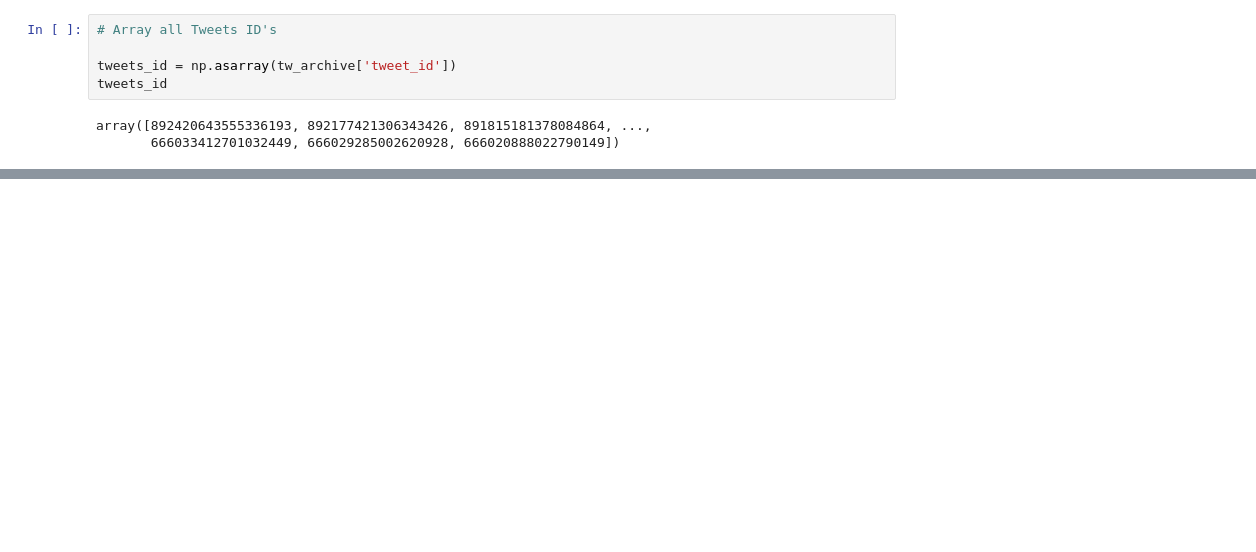
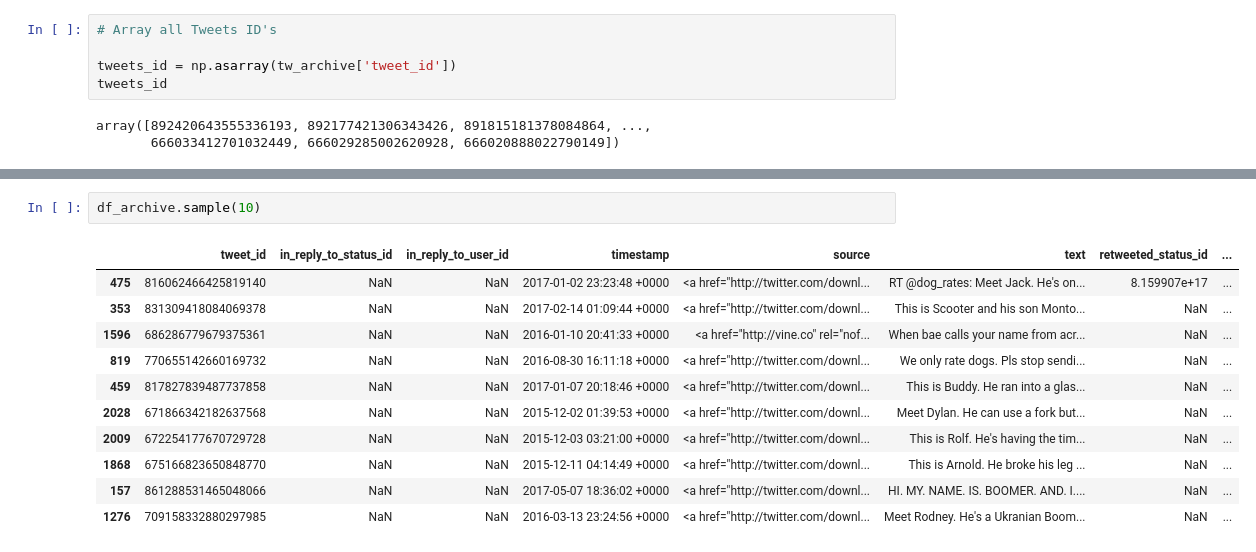
Before and after one commit to eduardopd/udacity-data-analysis-data-wrangling, a Jupyter notebook: wrangle_act.ipynb, the cells around one changed output, grey strips where cells are left out. Cells and saved outputs as stored; diff of their text form; blank space fills up the shorter version.

```diff
--- a/wrangle_act.ipynb
+++ b/wrangle_act.ipynb
@@ -88,0 +310,14 @@ df.head()
+# %%
+df_archive.sample(10)
+# %% [output]
+|  | tweet_id | in_reply_to_status_id | in_reply_to_user_id | timestamp | source | text | retweeted_status_id | ... |
+| 475 | 816062466425819140 | NaN | NaN | 2017-01-02 23:23:48 +0000 | <a href="http://twitter.com/downl... | RT @dog_rates: Meet Jack. He's on... | 8.159907e+17 | ... |
+| 353 | 831309418084069378 | NaN | NaN | 2017-02-14 01:09:44 +0000 | <a href="http://twitter.com/downl... | This is Scooter and his son Monto... | NaN | ... |
+| 1596 | 686286779679375361 | NaN | NaN | 2016-01-10 20:41:33 +0000 | <a href="http://vine.co" rel="nof... | When bae calls your name from acr... | NaN | ... |
+| 819 | 770655142660169732 | NaN | NaN | 2016-08-30 16:11:18 +0000 | <a href="http://twitter.com/downl... | We only rate dogs. Pls stop sendi... | NaN | ... |
+| 459 | 817827839487737858 | NaN | NaN | 2017-01-07 20:18:46 +0000 | <a href="http://twitter.com/downl... | This is Buddy. He ran into a glas... | NaN | ... |
+| 2028 | 671866342182637568 | NaN | NaN | 2015-12-02 01:39:53 +0000 | <a href="http://twitter.com/downl... | Meet Dylan. He can use a fork but... | NaN | ... |
+| 2009 | 672254177670729728 | NaN | NaN | 2015-12-03 03:21:00 +0000 | <a href="http://twitter.com/downl... | This is Rolf. He's having the tim... | NaN | ... |
+| 1868 | 675166823650848770 | NaN | NaN | 2015-12-11 04:14:49 +0000 | <a href="http://twitter.com/downl... | This is Arnold. He broke his leg ... | NaN | ... |
+| 157 | 861288531465048066 | NaN | NaN | 2017-05-07 18:36:02 +0000 | <a href="http://twitter.com/downl... | HI. MY. NAME. IS. BOOMER. AND. I.... | NaN | ... |
+| 1276 | 709158332880297985 | NaN | NaN | 2016-03-13 23:24:56 +0000 | <a href="http://twitter.com/downl... | Meet Rodney. He's a Ukranian Boom... | NaN | ... |
```
Also changed, not shown: parts of 26 cells of this notebook.
